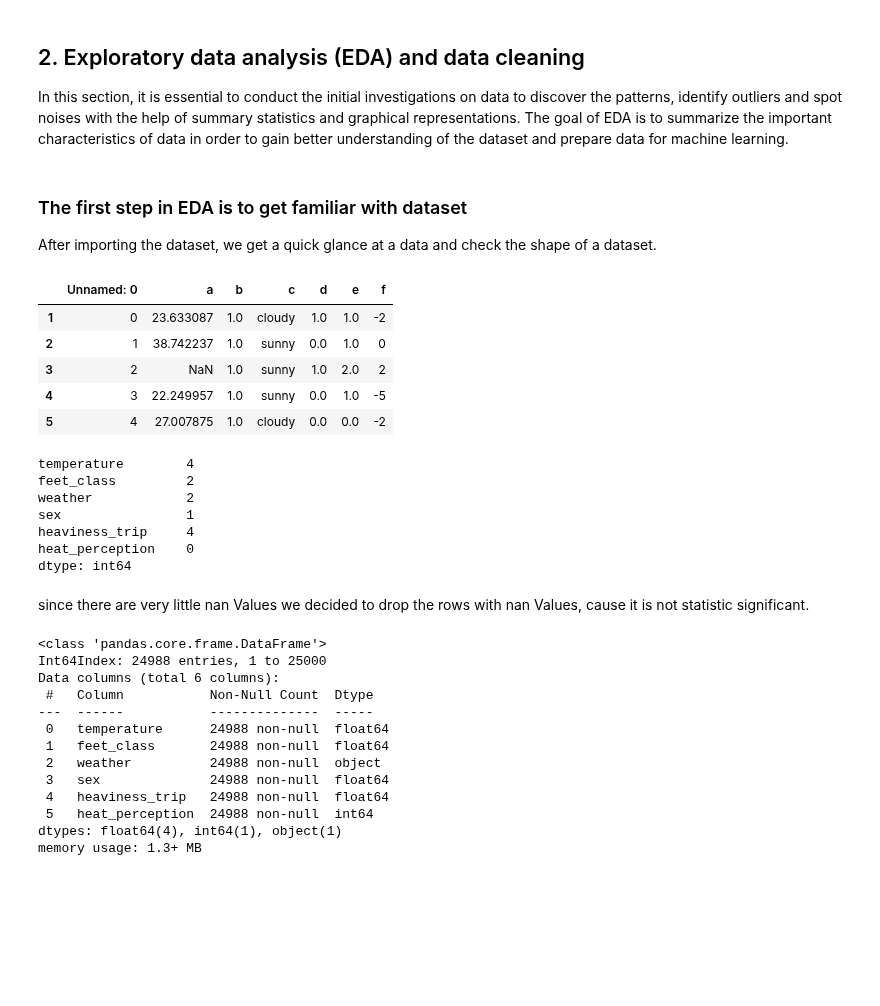
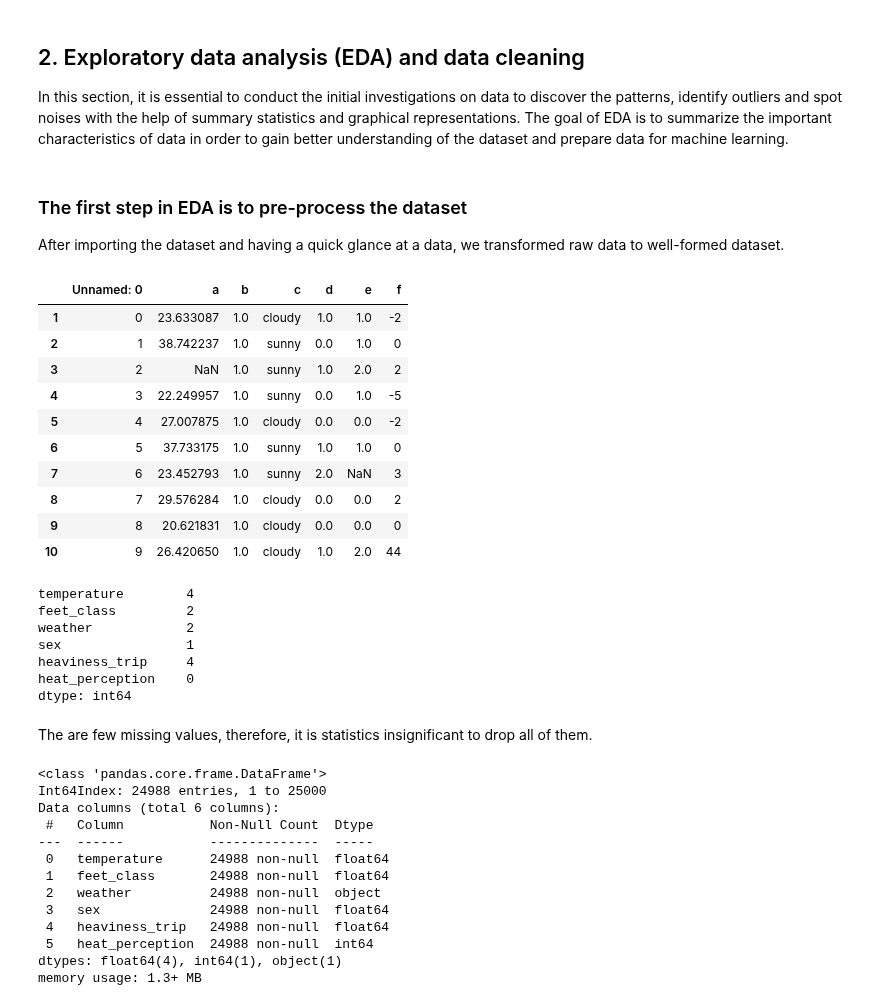
Before and after one commit to TechLabs-Berlin/wt21-commfy, a Jupyter notebook: multiclass_classification_feet.ipynb, the cells around one changed output. Cells and saved outputs as stored; diff of their text form; code cells hidden in the pictures; blank space fills up the shorter version.

Commit message:
integrated pre-processing related comments

```diff
--- a/multiclass_classification_feet.ipynb
+++ b/multiclass_classification_feet.ipynb
@@ -34,18 +34,23 @@ feets.index = feets.index + 1
 ## 2. Exploratory data analysis (EDA) and data cleaning
 In this section, it is essential to conduct the initial investigations on data to discover the patterns, identify outliers and spot noises with the help of summary statistics and graphical representations. The goal of EDA is to summarize the important characteristics of data in order to gain better understanding of the dataset and prepare data for machine learning.
 # %% [markdown]
-### The first step in EDA is to get familiar with dataset
-After importing the dataset, we get a quick glance at a data and check the shape of a dataset.
+### The first step in EDA is to pre-process the dataset
+After importing the dataset and having a quick glance at a data, we transformed raw data to well-formed dataset.
 # %%
 #see the first view of a dataset & check if data has been read into a dataframe object
-feets.head()
+feets.head(10)
 # %% [output]
 |  | Unnamed: 0 | a | b | c | d | e | f |
 | 1 | 0 | 23.633087 | 1.0 | cloudy | 1.0 | 1.0 | -2 |
 | 2 | 1 | 38.742237 | 1.0 | sunny | 0.0 | 1.0 | 0 |
 | 3 | 2 | NaN | 1.0 | sunny | 1.0 | 2.0 | 2 |
 | 4 | 3 | 22.249957 | 1.0 | sunny | 0.0 | 1.0 | -5 |
 | 5 | 4 | 27.007875 | 1.0 | cloudy | 0.0 | 0.0 | -2 |
+| 6 | 5 | 37.733175 | 1.0 | sunny | 1.0 | 1.0 | 0 |
+| 7 | 6 | 23.452793 | 1.0 | sunny | 2.0 | NaN | 3 |
+| 8 | 7 | 29.576284 | 1.0 | cloudy | 0.0 | 0.0 | 2 |
+| 9 | 8 | 20.621831 | 1.0 | cloudy | 0.0 | 0.0 | 0 |
+| 10 | 9 | 26.420650 | 1.0 | cloudy | 1.0 | 2.0 | 44 |
 # %%
 #renaming the columns with self-explanatory titles
 feets.rename({"a": "temperature", "b": "feet_class", "c": "weather","d": "sex", "e":"heaviness_trip", "f":"heat_perception"},axis = 1, inplace = True)
@@ -63,5 +69,5 @@ heaviness_trip     4
 heat_perception    0
 dtype: int64
 # %% [markdown]
-since there are very little nan Values we decided to drop the rows with nan Values, cause it is not statistic significant.
+The are few missing values, therefore, it is statistics insignificant to drop all of them.
 # %%
```
Also changed, not shown: parts of 22 cells of this notebook.
